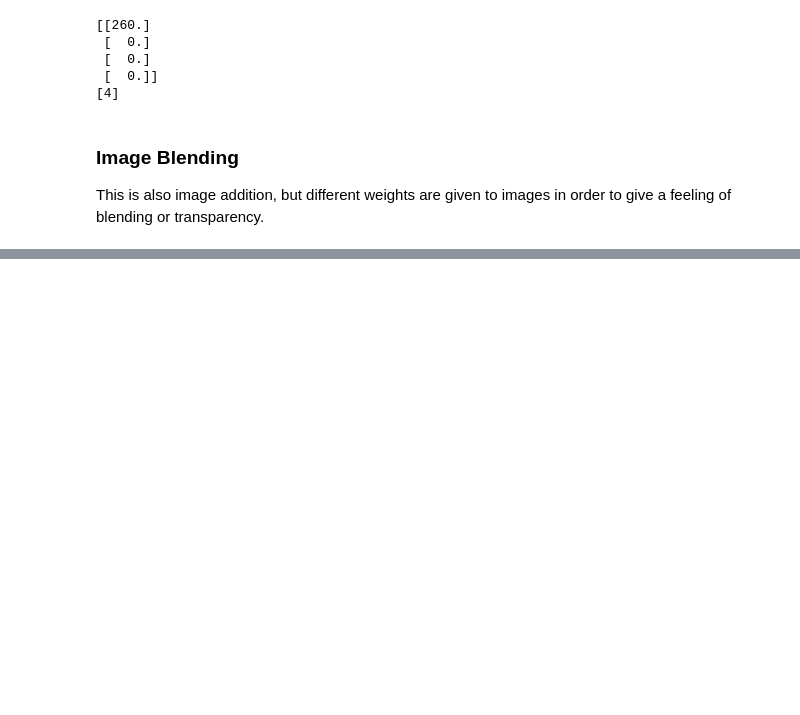
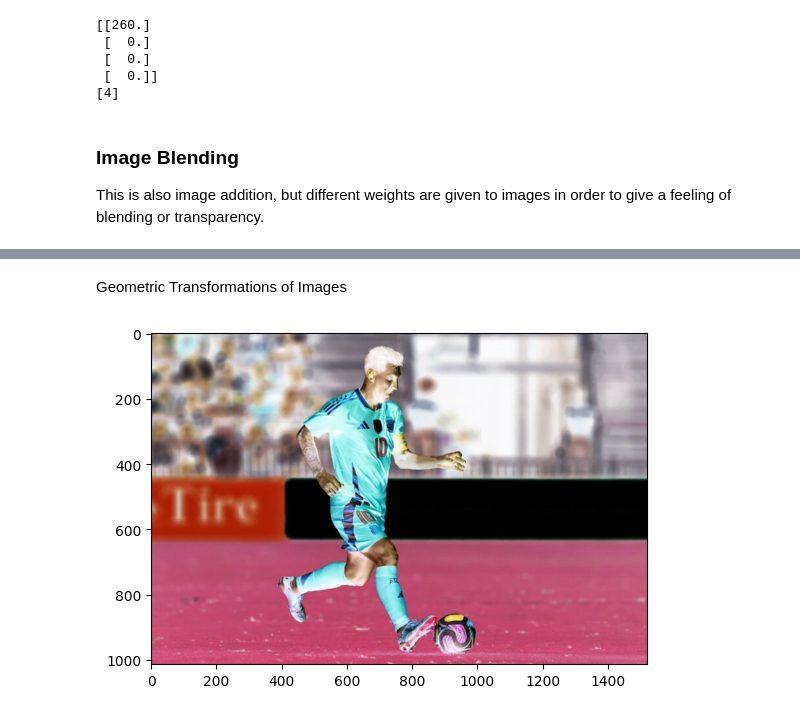
Before and after one commit to roman9234/OpenCV____university_homework, a Jupyter notebook: labs_sem2/lab_3/lab_3.ipynb, the cells around one changed output, grey strips where cells are left out. Saved outputs shown, nothing was run; the diff lists cells and outputs as text; code cells hidden in the pictures; blank space fills up the shorter version.

```diff
--- a/labs_sem2/lab_3/lab_3.ipynb
+++ b/labs_sem2/lab_3/lab_3.ipynb
@@ -152,0 +193,23 @@ error: OpenCV(4.12.0) D:\a\opencv-python\opencv-python\opencv\modules\core\src\a
+# %% [markdown]
+Geometric Transformations of Images
+# %%
+# Scaling
+
+import numpy as np
+import cv2 as cv
+
+img = cv.imread('img.png')
+img = cv.bitwise_not(img)
+assert img is not None, "file could not be read, check with os.path.exists()"
+
+res = cv.resize(img,None,fx=2, fy=2, interpolation = cv.INTER_CUBIC)
+
+#OR
+
+height, width = img.shape[:2]
+res = cv.resize(img,(2*width, 2*height), interpolation = cv.INTER_CUBIC)
+
+plt.imshow(res)
+plt.show()
+# %% [output]
+[figure, added]
```
Also changed, not shown: parts of 3 cells of this notebook.
